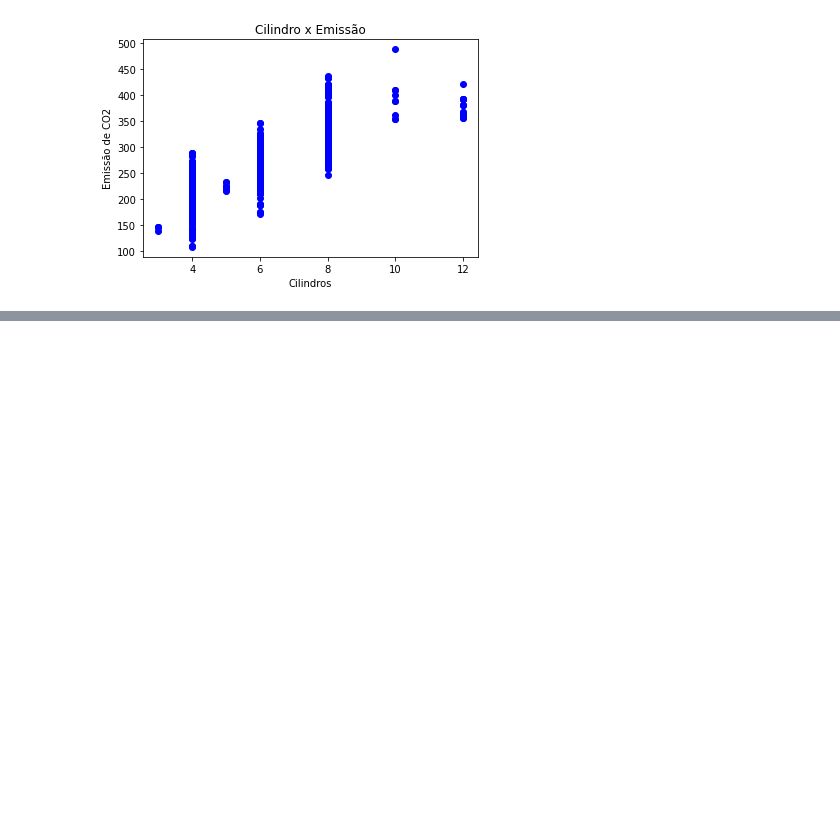
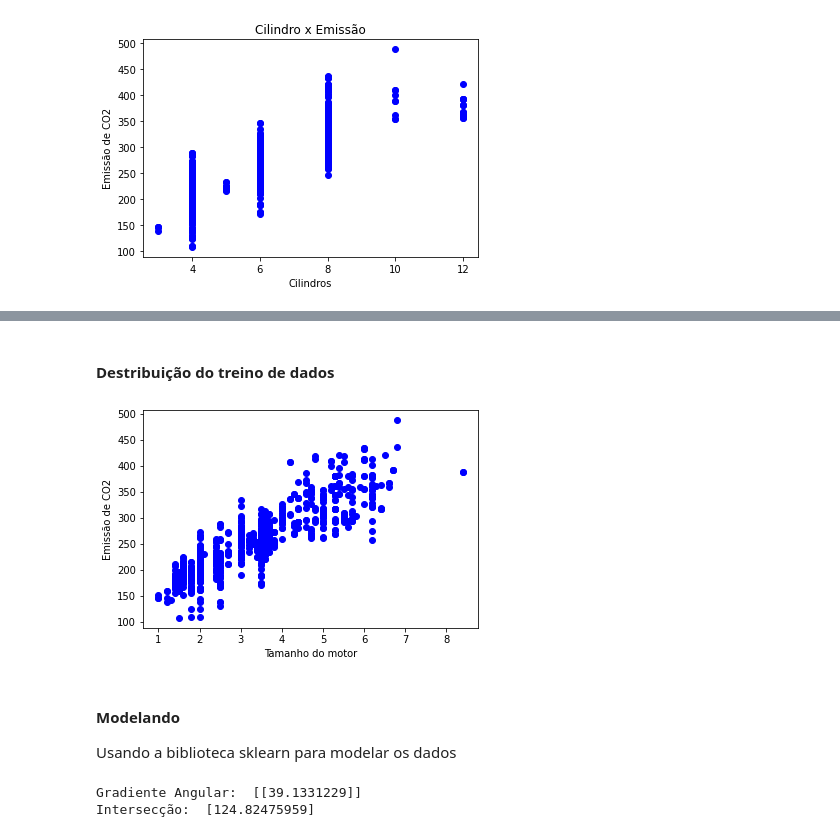
Before and after one commit to kauebr/Machine-Learning-Projects-IBM, a Jupyter notebook: Regressao Linear simples com SCIKIT-LEARN/Regressao linear simples-1.ipynb, the cells around one changed output, grey strips where cells are left out. Cells and saved outputs as stored; diff of their text form; code cells hidden in the pictures; blank space fills up the shorter version.

```diff
--- a/Regressao Linear simples com SCIKIT-LEARN/Regressao linear simples-1.ipynb
+++ b/Regressao Linear simples com SCIKIT-LEARN/Regressao linear simples-1.ipynb
@@ -140,0 +151,4 @@ plt.show()
+# %%
+msk = np.random.rand(len(df)) < 0.8
+train = cdf[msk]
+test = cdf[~msk]
@@ -140,0 +159,25 @@ plt.show()
+# %% [markdown]
+#### Destribuição do treino de dados
+# %%
+plt.scatter(train.Tamanho_motor, train.EmissaoCO2,  color='blue')
+plt.xlabel("Tamanho do motor")
+plt.ylabel("Emissão de CO2")
+plt.show()
+# %% [output]
+[figure, added]
+# %% [markdown]
+#### Modelando
+
+Usando a biblioteca sklearn para modelar os dados
+# %%
+from sklearn import linear_model
+regr = linear_model.LinearRegression() # Modelo de regressão linear simples
+train_x = np.asanyarray(train[['Tamanho_motor']])
+train_y = np.asanyarray(train[['EmissaoCO2']])
+regr.fit(train_x, train_y)
+# Gradiente angular
+print ('Gradiente Angular: ', regr.coef_)
+print ('Intersecção: ',regr.intercept_)
+# %% [output]
+Gradiente Angular:  [[39.1331229]]
+Intersecção:  [124.82475959]
```
Also changed, not shown: parts of 6 cells of this notebook.
